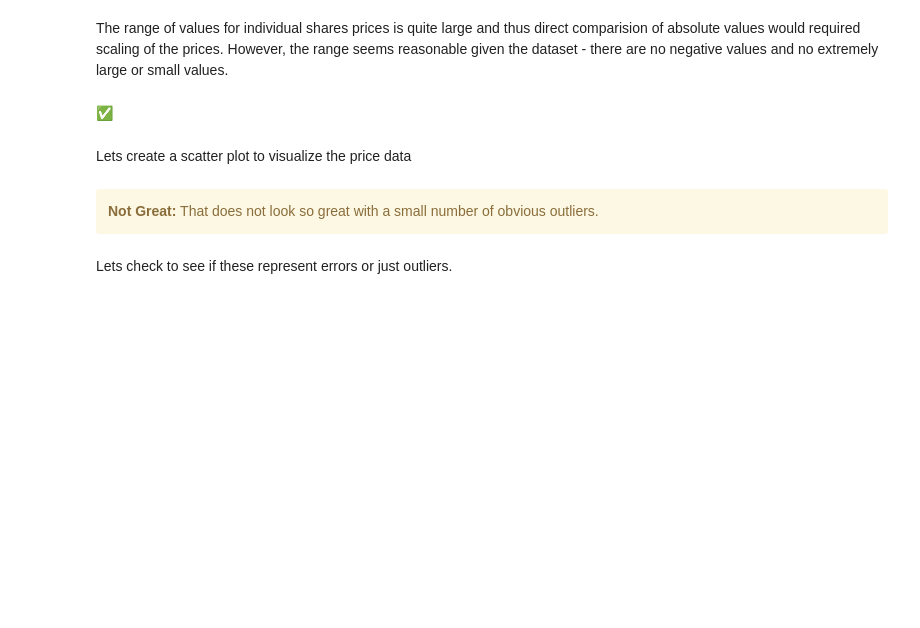
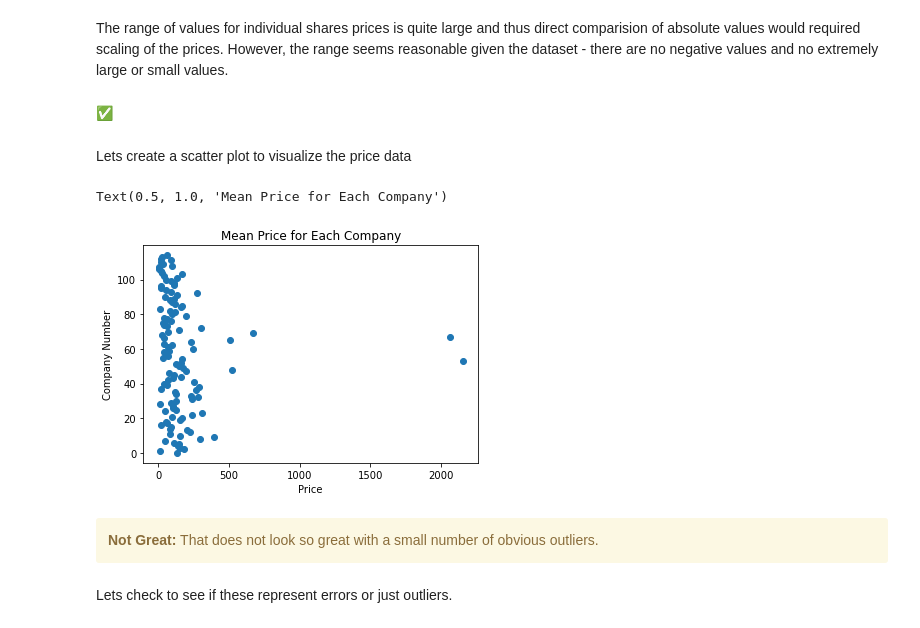
Before and after one commit to raymcg/ZZEN9021, a Jupyter notebook: Final Project.ipynb, the cells around one changed output. Cells and saved outputs as stored; diff of their text form; code cells hidden in the pictures; blank space fills up the shorter version.

```diff
--- a/Final Project.ipynb
+++ b/Final Project.ipynb
@@ -254,7 +255,7 @@ if REFRESH_DATA:
 Whether we have just refreshed the prices or not, we will read the share and FX prices from their csv files.  If refreshed, they will contain the data just downloaded.  If not, the prior version of the file.
 # %%
 # Read the Daily Prices for the Stocks and FX Rates from their respective csv files
-raw_stock_prices_df = pd.read_csv(STOCK_PRICES_FNAME)
+stock_prices_df = pd.read_csv(STOCK_PRICES_FNAME)
 raw_fx_prices_df = pd.read_csv(FX_PRICES_FNAME)
 # %% [markdown]
 ## Review the Raw FX Data
@@ -331,14 +386,17 @@ However, the range seems reasonable given the dataset - there are no negative va
 # %% [markdown]
 Lets create a scatter plot to visualize the price data
 # %%
-av_prices_by_stock = raw_stock_prices_df.select_dtypes(include='number').mean()
+av_prices_by_stock = stock_prices_df.select_dtypes(include='number').mean()
 av_prices_by_stock.index = pd.Series(range(len(av_prices_by_stock)))
 plt.scatter(x = av_prices_by_stock.values,
             y = av_prices_by_stock.index,
            )
 plt.xlabel('Price')
 plt.ylabel('Company Number')
 plt.title('Mean Price for Each Company')
+# %% [output]
+Text(0.5, 1.0, 'Mean Price for Each Company')
+[figure, added]
 # %% [markdown]
 <div class="alert alert-block alert-warning">
 <b>Not Great:</b> That does not look so great with a small number of obvious outliers.
```
Also changed, not shown: parts of 70 cells of this notebook.
